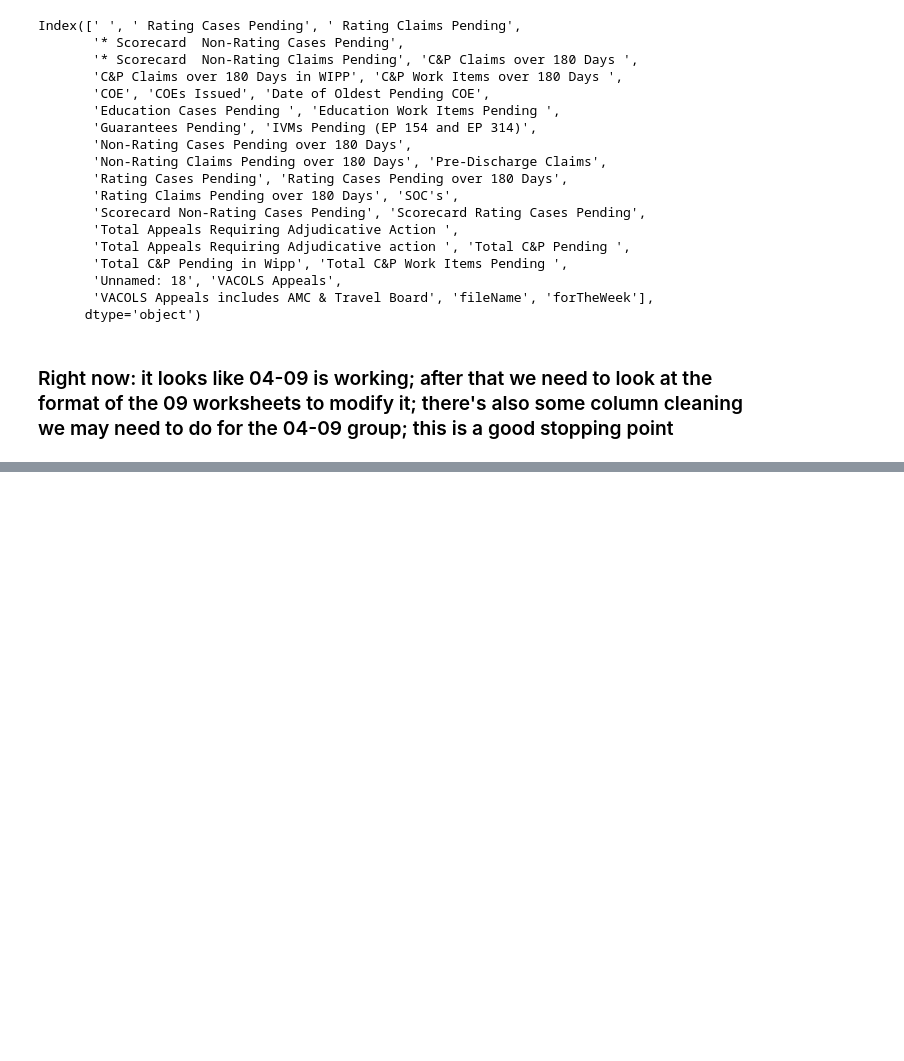
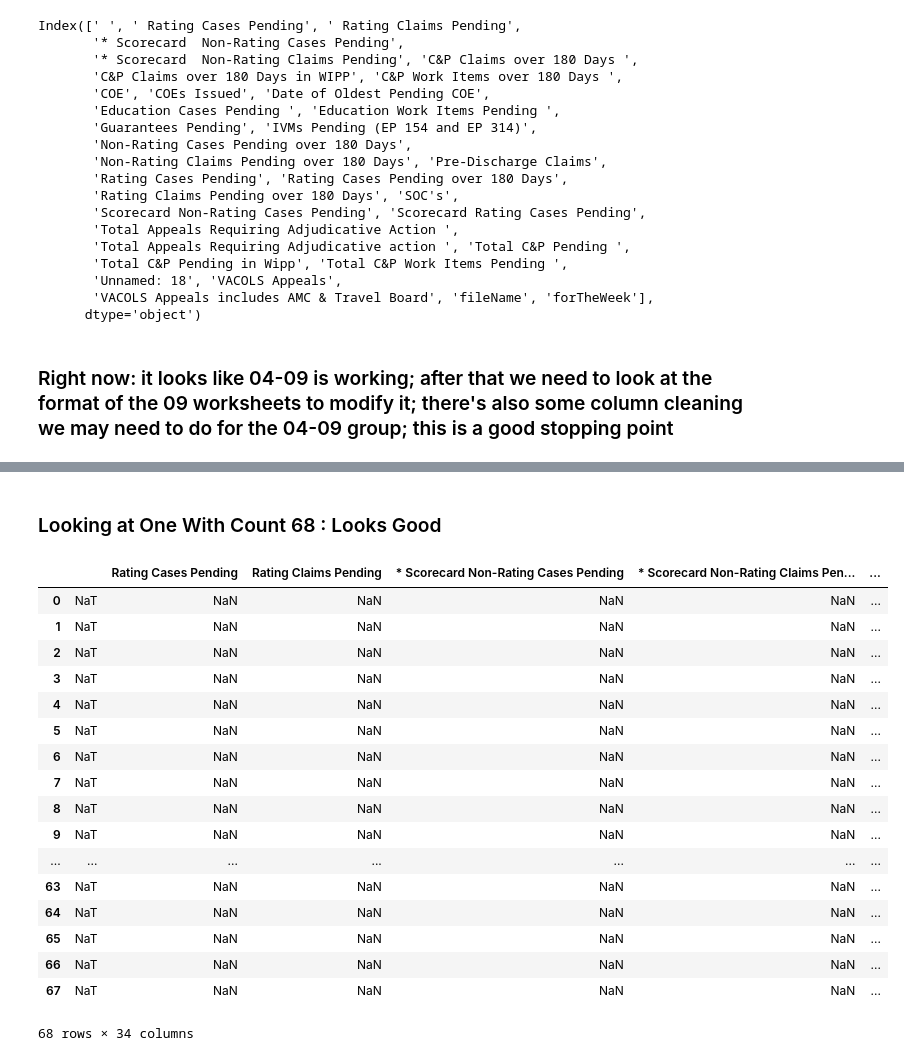
Before and after one commit to abigailhaddad/vbaData, a Jupyter notebook: main.ipynb, the cells around one changed output, grey strips where cells are left out. Cells and saved outputs as stored; diff of their text form; code cells hidden in the pictures; blank space fills up the shorter version.

```diff
--- a/main.ipynb
+++ b/main.ipynb
@@ -150,0 +189,23 @@ Index([' ', ' Rating Cases Pending', ' Rating Claims Pending',
+# %% [markdown]
+### Looking at One With Count 68 : Looks Good
+# %%
+masterDF.loc[masterDF['fileName']=='021704.xls']
+# %% [output]
+|  |  | Rating Cases Pending | Rating Claims Pending | * Scorecard Non-Rating Cases Pending | * Scorecard Non-Rating Claims Pen... | ... |
+| 0 | NaT | NaN | NaN | NaN | NaN | ... |
+| 1 | NaT | NaN | NaN | NaN | NaN | ... |
+| 2 | NaT | NaN | NaN | NaN | NaN | ... |
+| 3 | NaT | NaN | NaN | NaN | NaN | ... |
+| 4 | NaT | NaN | NaN | NaN | NaN | ... |
+| 5 | NaT | NaN | NaN | NaN | NaN | ... |
+| 6 | NaT | NaN | NaN | NaN | NaN | ... |
+| 7 | NaT | NaN | NaN | NaN | NaN | ... |
+| 8 | NaT | NaN | NaN | NaN | NaN | ... |
+| 9 | NaT | NaN | NaN | NaN | NaN | ... |
+| ... | ... | ... | ... | ... | ... | ... |
+| 63 | NaT | NaN | NaN | NaN | NaN | ... |
+| 64 | NaT | NaN | NaN | NaN | NaN | ... |
+| 65 | NaT | NaN | NaN | NaN | NaN | ... |
+| 66 | NaT | NaN | NaN | NaN | NaN | ... |
+| 67 | NaT | NaN | NaN | NaN | NaN | ... |
+68 rows × 34 columns
```
Also changed, not shown: parts of 9 cells of this notebook.
